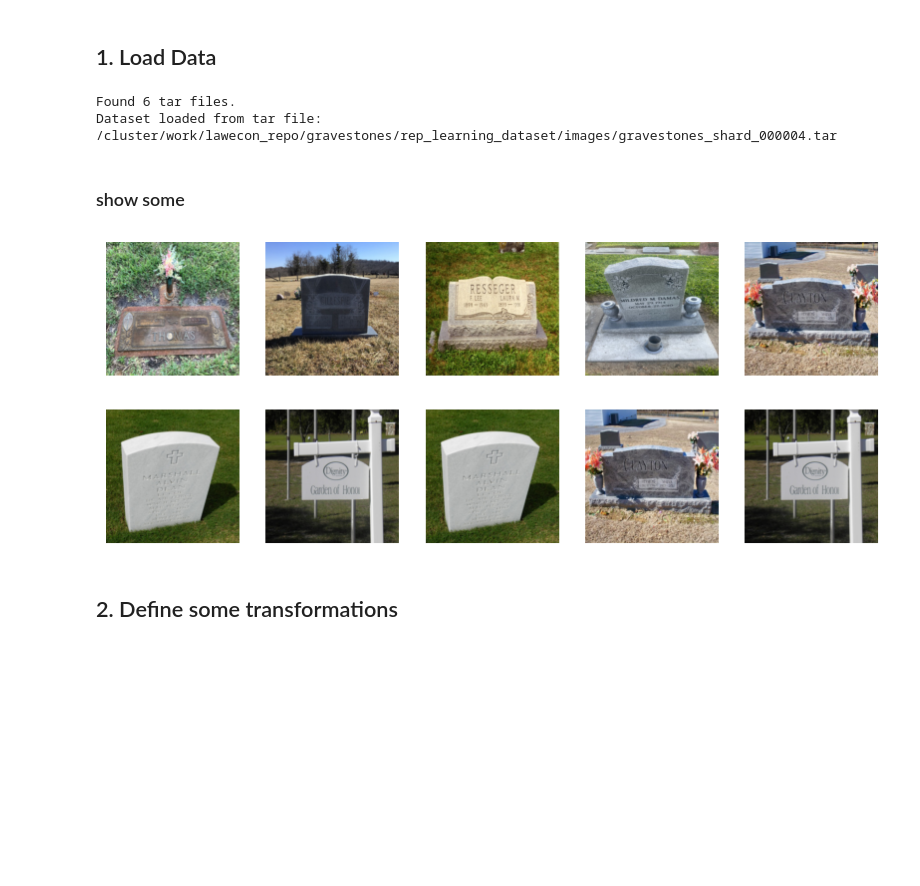
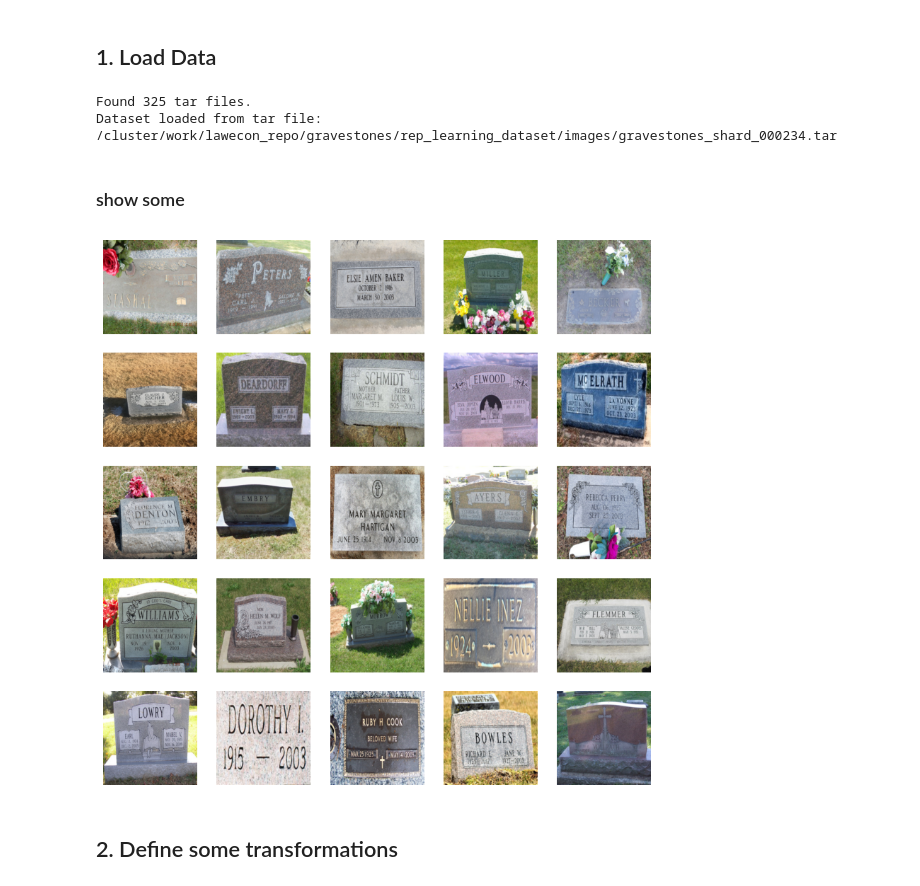
Before and after one commit to mpan31415/Supervised_Research, a Jupyter notebook: dataset/load_dataset.ipynb, the cells around one changed output. Drawn from its saved outputs; the diff is of its cells as text; code cells hidden in the pictures; blank space fills up the shorter version.

```diff
--- a/dataset/load_dataset.ipynb
+++ b/dataset/load_dataset.ipynb
@@ -26,7 +26,7 @@ tar_files = get_tar_files(os.path.join(ALL_DATA_DIR, dataset_dir))
 print(f"Found {len(tar_files)} tar files.")
 
 # use the first tar file for testing
-tar_file = tar_files[0]
+tar_file = tar_files[320]
 
 # create webdataset object
 dataset = wds.WebDataset(tar_file, resampled=True, shardshuffle=True).shuffle(1000).decode("pil")
@@ -34,26 +34,26 @@ dataset = wds.WebDataset(tar_file, resampled=True, shardshuffle=True).shuffle(10
 assert isinstance(dataset, torch.utils.data.IterableDataset)
 print(f"Dataset loaded from tar file: {tar_file}")
 # %% [output]
-Found 6 tar files.
-Dataset loaded from tar file: /cluster/work/lawecon_repo/gravestones/rep_learning_dataset/images/gravestones_shard_000004.tar
+Found 325 tar files.
+Dataset loaded from tar file: /cluster/work/lawecon_repo/gravestones/rep_learning_dataset/images/gravestones_shard_000234.tar
 # %% [markdown]
 ### show some
 # %%
-num_images = 10
+num_images = 25
 num_cols = 5
 
 num_rows = math.ceil(num_images/num_cols)
 layout = (num_rows, num_cols)
 fig, axes = plt.subplots(*layout, figsize=(10, 2 * num_rows))
 for i, img_dict in enumerate(dataset):
     if i >= num_images:
         break
     image = img_dict["jpg"] if "jpg" in img_dict else img_dict["png"]
     ax = axes[i // layout[1], i % layout[1]]
     ax.imshow(image)
     ax.axis('off')
 # %% [output]
-[figure, old version]
+[figure, new version]
 # %% [markdown]
 ## 2. Define some transformations
 # %%
```
Also changed, not shown: 11 other files.
